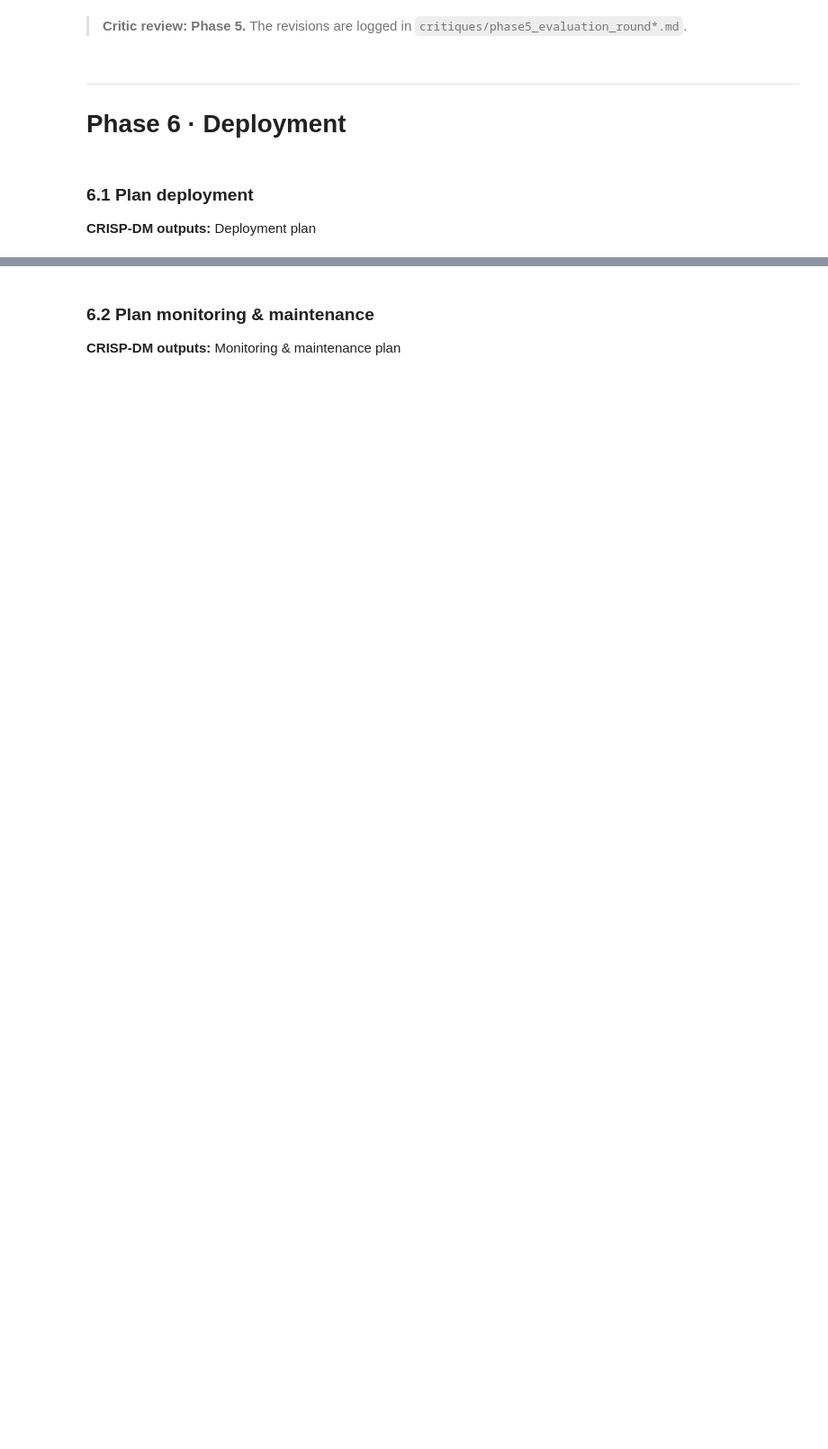
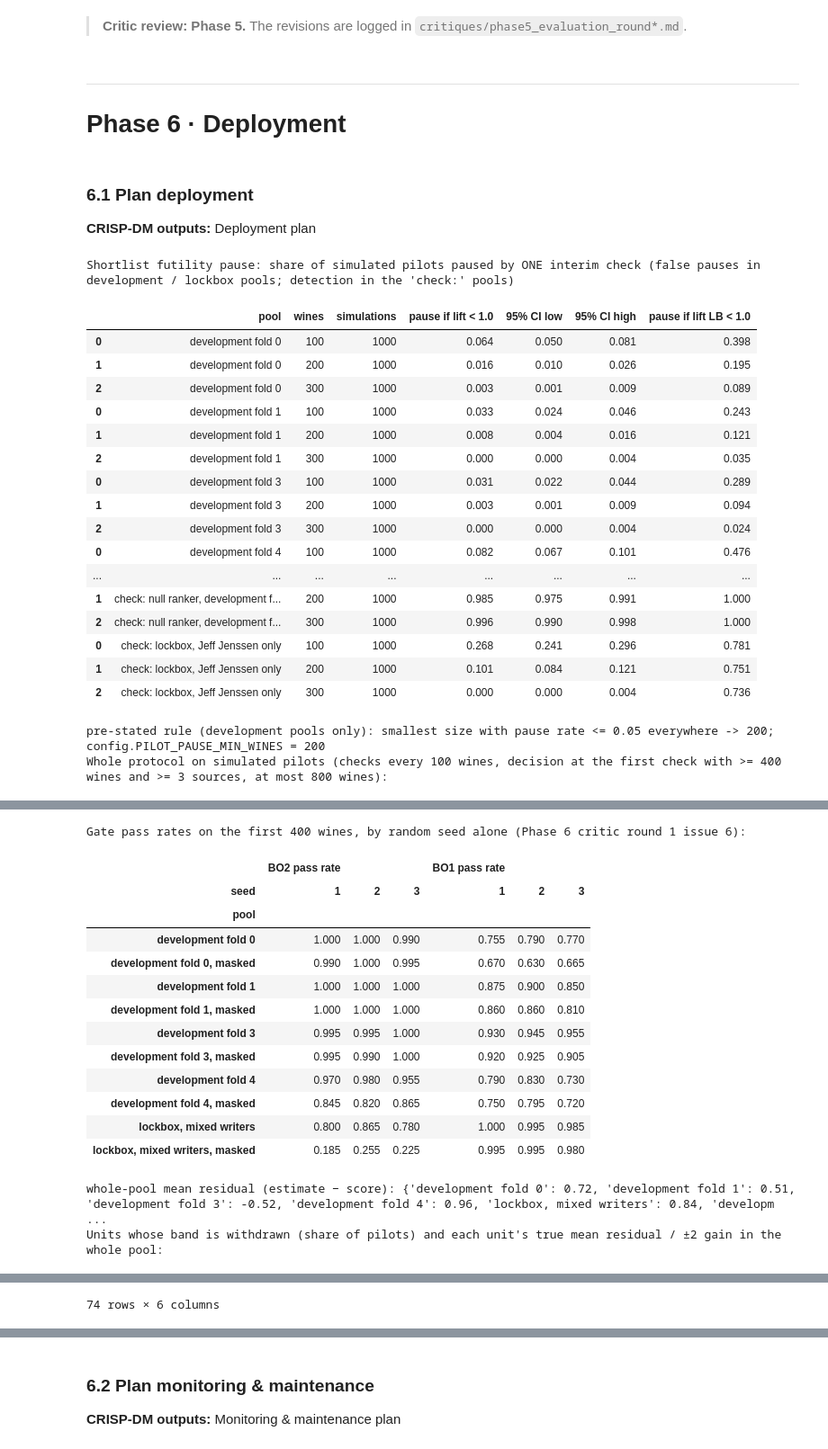
Before and after one commit to anita-agasaveeran/Assignment4, a Jupyter notebook: 01_CRISP-DM_Wine_Value/notebooks/CRISP_DM_Wine_Value.ipynb, the cells around one changed output, grey strips where cells are left out. Shown at 90% size. Saved outputs shown, nothing was run; the diff lists cells and outputs as text; code cells hidden in the pictures; blank space fills up the shorter version.

```diff
--- a/01_CRISP-DM_Wine_Value/notebooks/CRISP_DM_Wine_Value.ipynb
+++ b/01_CRISP-DM_Wine_Value/notebooks/CRISP_DM_Wine_Value.ipynb
@@ -3229,0 +3228,49 @@ display(off.pivot(index="offset", columns="rows", values=["mean residual", "with
+# %%
+# 6.1a Pilot protocol, frozen before any pilot data (report §5.3 conditions 3, 4, 7; critic round 3 issues 2-4; winevalue.pilot).
+# Parameters are SET on development folds only; lockbox rows are reported for information.
+from winevalue import phase6, pilot, production, artifacts
+p_plain, p_masked = phase6.pilot_tables(runs, lbx["run"])
+phase6.masked_ranker_scores(runs, lbx["run"]).to_csv(tables / "phase6_masked_ranker_scores.csv.gz", index=False,
+                                                    compression={"method": "gzip", "mtime": 0})   # Phase 5 critic round 3 issue 8
+pauses = phase6.pause_table(p_plain, p_masked)    # 1,000 pilots per pool and size; "check: ..." pools are where the shortlist fails
+print("Shortlist futility pause: share of simulated pilots paused by ONE interim check (false pauses in development / lockbox"
+      " pools; detection in the 'check:' pools)"); display(pauses.round(3))
+_chosen = phase6.chosen_pause_min(pauses)
+print(f"pre-stated rule (development pools only): smallest size with pause rate <= {config.PILOT_PAUSE_MAX_FALSE} everywhere -> {_chosen}; "
+      f"config.PILOT_PAUSE_MIN_WINES = {config.PILOT_PAUSE_MIN_WINES}"); assert _chosen == config.PILOT_PAUSE_MIN_WINES
+proto = phase6.protocol_table(p_plain, p_masked)
+print(f"Whole protocol on simulated pilots (checks every {config.PILOT_CHECK_EVERY} wines, decision at the first check with "
+      f">= {config.PILOT_MIN_WINES} wines and >= {config.PILOT_MIN_SOURCES} sources, at most {config.PILOT_MAX_WINES} wines):"); display(proto.round(3).T)
+spread = phase6.seed_spread(p_plain, p_masked)
+print("Gate pass rates on the first 400 wines, by random seed alone (Phase 6 critic round 1 issue 6):")
+display(spread.pivot(index="pool", columns="seed").round(3))
+_all_pools = {**p_plain, **{f"{k}, masked": v for k, v in p_masked.items()}}     # masked development pools too (critic round 2 issue 11)
+units = pd.concat({k: phase6.withdrawn_units(v) for k, v in _all_pools.items()}, names=["pool", "unit"]).reset_index()
+truth = pd.concat({k: phase6.unit_truth(v) for k, v in _all_pools.items()}, names=["pool", "i"]).reset_index(level=0)
+print("whole-pool mean residual (estimate − score):", {k: round(float((v["sel"] - v["points"]).mean()), 2) for k, v in _all_pools.items()})
+print("Units whose band is withdrawn (share of pilots) and each unit's true mean residual / ±2 gain in the whole pool:")
+display(units.round(2)); display(truth.round(2))
+pauses.to_csv(tables / "phase6_pause_rates.csv", index=False); proto.to_csv(tables / "phase6_protocol_simulation.csv")
+spread.to_csv(tables / "phase6_seed_spread.csv", index=False)
+units.to_csv(tables / "phase6_withdrawn_units.csv", index=False); truth.to_csv(tables / "phase6_unit_truth.csv", index=False)
+# %% [output]
+Shortlist futility pause: share of simulated pilots paused by ONE interim check (false pauses in development / lockbox pools; detection in the 'check:' pools)
+|  | pool | wines | simulations | pause if lift < 1.0 | 95% CI low | 95% CI high | pause if lift LB < 1.0 |
+| 0 | development fold 0 | 100 | 1000 | 0.064 | 0.050 | 0.081 | 0.398 |
+| 1 | development fold 0 | 200 | 1000 | 0.016 | 0.010 | 0.026 | 0.195 |
+| 2 | development fold 0 | 300 | 1000 | 0.003 | 0.001 | 0.009 | 0.089 |
+| 0 | development fold 1 | 100 | 1000 | 0.033 | 0.024 | 0.046 | 0.243 |
+| 1 | development fold 1 | 200 | 1000 | 0.008 | 0.004 | 0.016 | 0.121 |
+| 2 | development fold 1 | 300 | 1000 | 0.000 | 0.000 | 0.004 | 0.035 |
+| 0 | development fold 3 | 100 | 1000 | 0.031 | 0.022 | 0.044 | 0.289 |
+| 1 | development fold 3 | 200 | 1000 | 0.003 | 0.001 | 0.009 | 0.094 |
+| 2 | development fold 3 | 300 | 1000 | 0.000 | 0.000 | 0.004 | 0.024 |
+| 0 | development fold 4 | 100 | 1000 | 0.082 | 0.067 | 0.101 | 0.476 |
+| ... | ... | ... | ... | ... | ... | ... | ... |
+| 1 | check: null ranker, development f... | 200 | 1000 | 0.985 | 0.975 | 0.991 | 1.000 |
+| 2 | check: null ranker, development f... | 300 | 1000 | 0.996 | 0.990 | 0.998 | 1.000 |
+| 0 | check: lockbox, Jeff Jenssen only | 100 | 1000 | 0.268 | 0.241 | 0.296 | 0.781 |
+| 1 | check: lockbox, Jeff Jenssen only | 200 | 1000 | 0.101 | 0.084 | 0.121 | 0.751 |
+| 2 | check: lockbox, Jeff Jenssen only | 300 | 1000 | 0.000 | 0.000 | 0.004 | 0.736 |
+pre-stated rule (development pools only): smallest size with pause rate <= 0.05 everywhere -> 200; config.PILOT_PAUSE_MIN_WINES = 200
+Whole protocol on simulated pilots (checks every 100 wines, decision at the first check with >= 400 wines and >= 3 sources, at most 800 wines):
@@ -3229,0 +3294,16 @@ display(off.pivot(index="offset", columns="rows", values=["mean residual", "with
+Gate pass rates on the first 400 wines, by random seed alone (Phase 6 critic round 1 issue 6):
+|  | BO2 pass rate |  |  | BO1 pass rate |  |  |
+| seed | 1 | 2 | 3 | 1 | 2 | 3 |
+| pool |  |  |  |  |  |  |
+| development fold 0 | 1.000 | 1.000 | 0.990 | 0.755 | 0.790 | 0.770 |
+| development fold 0, masked | 0.990 | 1.000 | 0.995 | 0.670 | 0.630 | 0.665 |
+| development fold 1 | 1.000 | 1.000 | 1.000 | 0.875 | 0.900 | 0.850 |
+| development fold 1, masked | 1.000 | 1.000 | 1.000 | 0.860 | 0.860 | 0.810 |
+| development fold 3 | 0.995 | 0.995 | 1.000 | 0.930 | 0.945 | 0.955 |
+| development fold 3, masked | 0.995 | 0.990 | 1.000 | 0.920 | 0.925 | 0.905 |
+| development fold 4 | 0.970 | 0.980 | 0.955 | 0.790 | 0.830 | 0.730 |
+| development fold 4, masked | 0.845 | 0.820 | 0.865 | 0.750 | 0.795 | 0.720 |
+| lockbox, mixed writers | 0.800 | 0.865 | 0.780 | 1.000 | 0.995 | 0.985 |
+| lockbox, mixed writers, masked | 0.185 | 0.255 | 0.225 | 0.995 | 0.995 | 0.980 |
+whole-pool mean residual (estimate − score): {'development fold 0': 0.72, 'development fold 1': 0.51, 'development fold 3': -0.52, 'development fold 4': 0.96, 'lockbox, mixed writers': 0.84, 'developm ...
+Units whose band is withdrawn (share of pilots) and each unit's true mean residual / ±2 gain in the whole pool:
@@ -3229,0 +3340 @@ display(off.pivot(index="offset", columns="rows", values=["mean residual", "with
+74 rows × 6 columns
```
Also changed, not shown: parts of 17 cells of this notebook, 47 other files.
